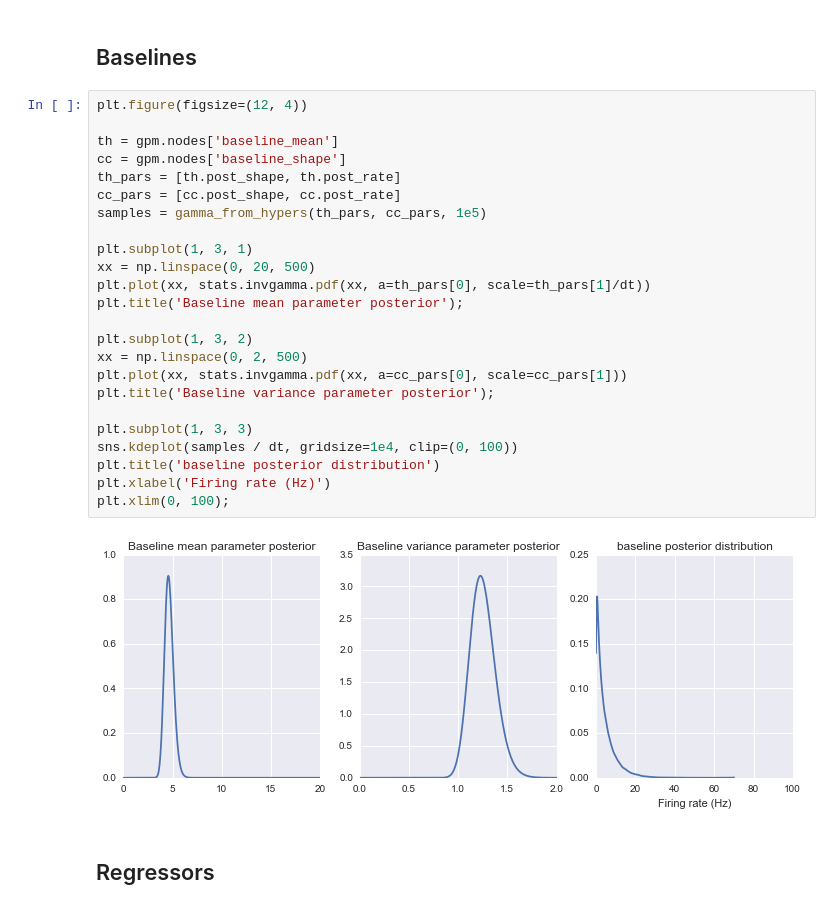
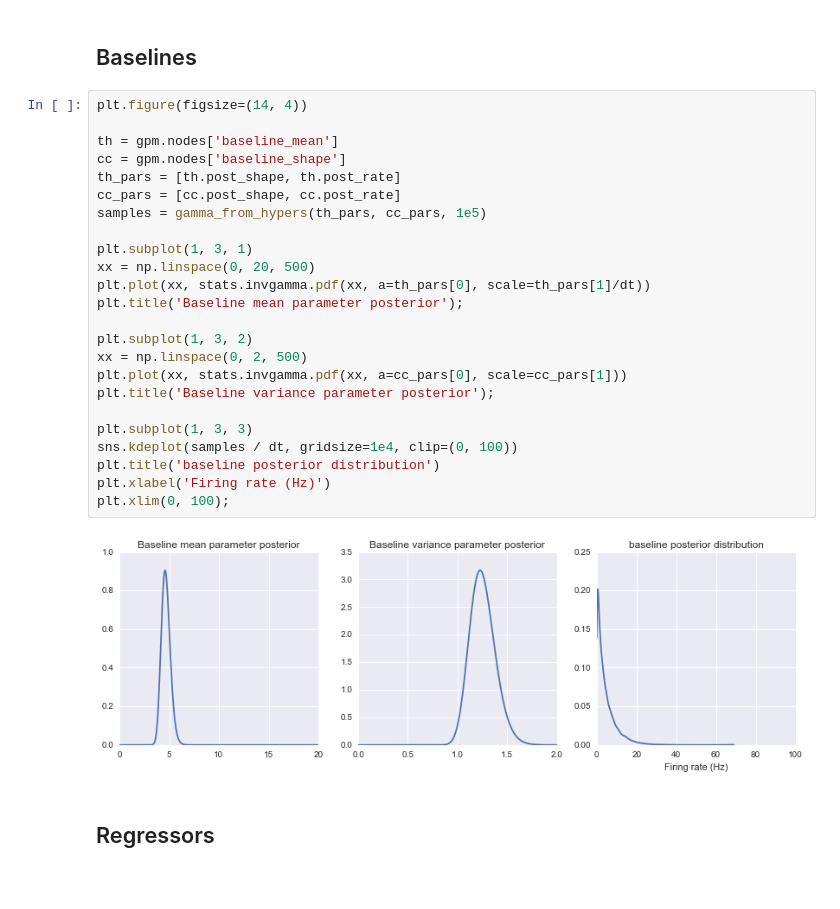
Before and after one commit to pearsonlab/spiketopics, a Jupyter notebook: explore_inferred_etho.ipynb, the cells around one changed output. Saved outputs shown, nothing was run; the diff lists cells and outputs as text; blank space fills up the shorter version.

```diff
--- a/explore_inferred_etho.ipynb
+++ b/explore_inferred_etho.ipynb
@@ -50,31 +50,31 @@ matshow(xi[:5000].T, vmin=0, vmax=1)
 # %% [markdown]
 ## Baselines
 # %%
-plt.figure(figsize=(12, 4))
+plt.figure(figsize=(14, 4))
 
 th = gpm.nodes['baseline_mean']
 cc = gpm.nodes['baseline_shape']
 th_pars = [th.post_shape, th.post_rate]
 cc_pars = [cc.post_shape, cc.post_rate]
 samples = gamma_from_hypers(th_pars, cc_pars, 1e5)
 
 plt.subplot(1, 3, 1)
 xx = np.linspace(0, 20, 500)
 plt.plot(xx, stats.invgamma.pdf(xx, a=th_pars[0], scale=th_pars[1]/dt))
 plt.title('Baseline mean parameter posterior');
 
 plt.subplot(1, 3, 2)
 xx = np.linspace(0, 2, 500)
 plt.plot(xx, stats.invgamma.pdf(xx, a=cc_pars[0], scale=cc_pars[1]))
 plt.title('Baseline variance parameter posterior');
 
 plt.subplot(1, 3, 3)
 sns.kdeplot(samples / dt, gridsize=1e4, clip=(0, 100))
 plt.title('baseline posterior distribution')
 plt.xlabel('Firing rate (Hz)')
 plt.xlim(0, 100);
 # %% [output]
-[figure, old version]
+[figure, new version]
 # %% [markdown]
 ## Regressors
 # %%
```
Also changed, not shown: parts of 3 cells of this notebook.
